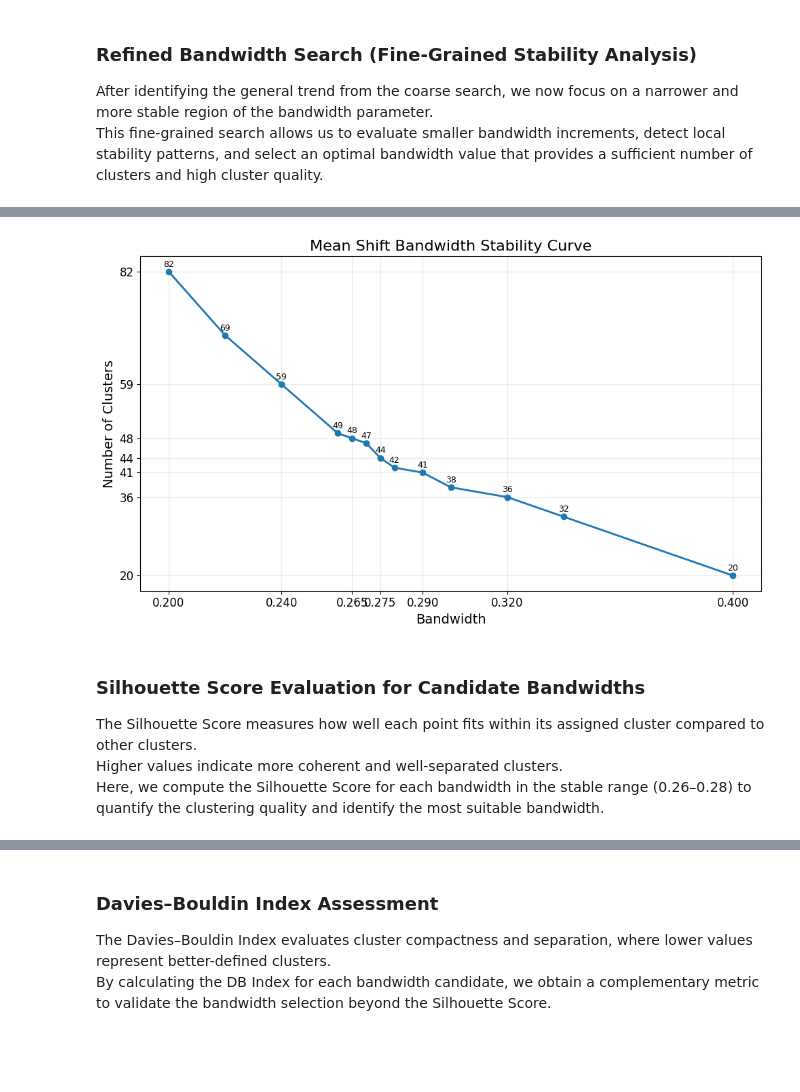
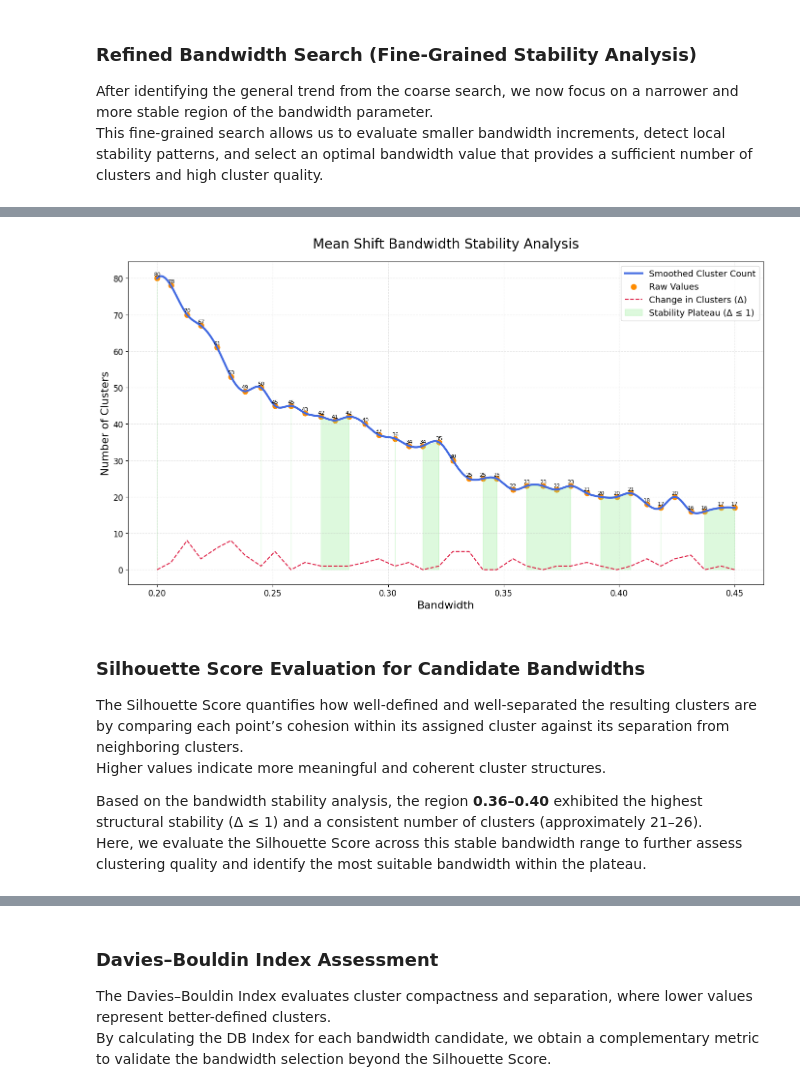
Before and after one commit to Andrejj23/city-bike, a Jupyter notebook: Georgios/mean_shift_clustering.ipynb, the cells around one changed output, grey strips where cells are left out. Drawn from its saved outputs; the diff is of its cells as text; code cells hidden in the pictures; blank space fills up the shorter version.

Commit message:
Mean Shift Not finished yet

```diff
--- a/Georgios/mean_shift_clustering.ipynb
+++ b/Georgios/mean_shift_clustering.ipynb
@@ -9,7 +9,7 @@ import matplotlib.pyplot as plt
 ### 1. Import and Data Preparation
 Load the cleaned dataset
 # %%
-data_path = "../data/clean/"
+data_path = "../data/"
 trips_clean_path = os.path.join(data_path, "Trips_2018_clean.csv")
 
 data = pd.read_csv(trips_clean_path)
@@ -59,13 +59,20 @@ Bandwidth: 0.6, Clusters: 6
 After identifying the general trend from the coarse search, we now focus on a narrower and more stable region of the bandwidth parameter.
 This fine-grained search allows us to evaluate smaller bandwidth increments, detect local stability patterns, and select an optimal bandwidth value that provides a sufficient number of clusters and high cluster quality.
 # %%
-bandwidth_values = [0.2, 0.22, 0.24, 0.26, 0.265, 0.27, 0.275, 0.28, 0.29, 0.3, 0.32, 0.34, 0.4]
+from scipy.interpolate import make_interp_spline
 
+bandwidth_values = np.round(np.linspace(0.20, 0.45, 40), 3)
 cluster_counts = []
 
 for b in bandwidth_values:
-    ms = MeanShift(bandwidth=b)
+    ms = MeanShift(bandwidth=b, bin_seeding=True)
     labels = ms.fit_predict(coords_scaled)
-    n_clusters = len(np.unique(labels))
-    cluster_counts.append(n_clusters)
-    print(f"Bandwidth: {b}, Clusters: {n_clusters}")
+    cluster_counts.append(len(np.unique(labels)))
+
+cluster_counts = np.array(cluster_counts)
+
+delta = np.abs(np.diff(cluster_counts, prepend=cluster_counts[0]))
+
+x_smooth = np.linspace(bandwidth_values.min(), bandwidth_values.max(), 400)
+spline = make_interp_spline(bandwidth_values, cluster_counts, k=3)
+y_smooth = spline(x_smooth)
@@ -92,33 +89,45 @@ This visual stability analysis helps narrow down the optimal bandwidth range bef
 # %%
-plt.figure(figsize=(10,6))
+plt.figure(figsize=(14, 8))
 
-# Line + markers
-plt.plot(bandwidth_values, cluster_counts, marker='o', linewidth=2)
+plt.plot(x_smooth, y_smooth, color='royalblue', linewidth=3, label='Smoothed Cluster Count')
 
-# Annotate each point
+# Raw data points
+plt.scatter(bandwidth_values, cluster_counts, color='darkorange', s=60, label='Raw Values')
+
+# Text labels on raw points
 for x, y in zip(bandwidth_values, cluster_counts):
-    plt.text(x, y+1, str(y), fontsize=9, ha='center')
+    plt.text(x, y + 0.7, str(y), fontsize=8, ha='center')
 
-plt.title("Mean Shift Bandwidth Stability Curve", fontsize=16)
-plt.xlabel("Bandwidth", fontsize=14)
-plt.ylabel("Number of Clusters", fontsize=14)
+# Secondary Δ-line
+plt.plot(bandwidth_values, delta, color='crimson', linestyle='--', linewidth=1.5, label='Change in Clusters (Δ)')
 
-# Cleaner ticks
-plt.xticks(bandwidth_values[::2], fontsize=12)
-plt.yticks(sorted(set(cluster_counts))[::2], fontsize=12)
+# Highlight plateau zone
+plateau_mask = delta <= 1        # where changes are minimal
+plt.fill_between(bandwidth_values, cluster_counts,
+                 where=plateau_mask, color='lightgreen', alpha=0.3,
+                 label='Stability Plateau (Δ ≤ 1)')
 
-plt.grid(True, alpha=0.25)
+plt.title("Mean Shift Bandwidth Stability Analysis", fontsize=20, pad=20)
+plt.xlabel("Bandwidth", fontsize=16)
+plt.ylabel("Number of Clusters", fontsize=16)
+
+plt.xticks(fontsize=12)
+plt.yticks(fontsize=12)
+
+plt.grid(True, linestyle='--', alpha=0.3)
+plt.legend(fontsize=13)
 plt.tight_layout()
-
 plt.show()
 # %% [output]
-[figure, old version]
+[figure, new version]
 # %% [markdown]
 ### Silhouette Score Evaluation for Candidate Bandwidths
 
-The Silhouette Score measures how well each point fits within its assigned cluster compared to other clusters.
-Higher values indicate more coherent and well-separated clusters.
-Here, we compute the Silhouette Score for each bandwidth in the stable range (0.26–0.28) to quantify the clustering quality and identify the most suitable bandwidth.
+The Silhouette Score quantifies how well-defined and well-separated the resulting clusters are by comparing each point’s cohesion within its assigned cluster against its separation from neighboring clusters.
+Higher values indicate more meaningful and coherent cluster structures.
+
+Based on the bandwidth stability analysis, the region **0.36–0.40** exhibited the highest structural stability (Δ ≤ 1) and a consistent number of clusters (approximately 21–26).
+Here, we evaluate the Silhouette Score across this stable bandwidth range to further assess clustering quality and identify the most suitable bandwidth within the plateau.
 # %%
 from sklearn.metrics import silhouette_score
 
```
Also changed, not shown: parts of 11 cells of this notebook, 1 other file.
